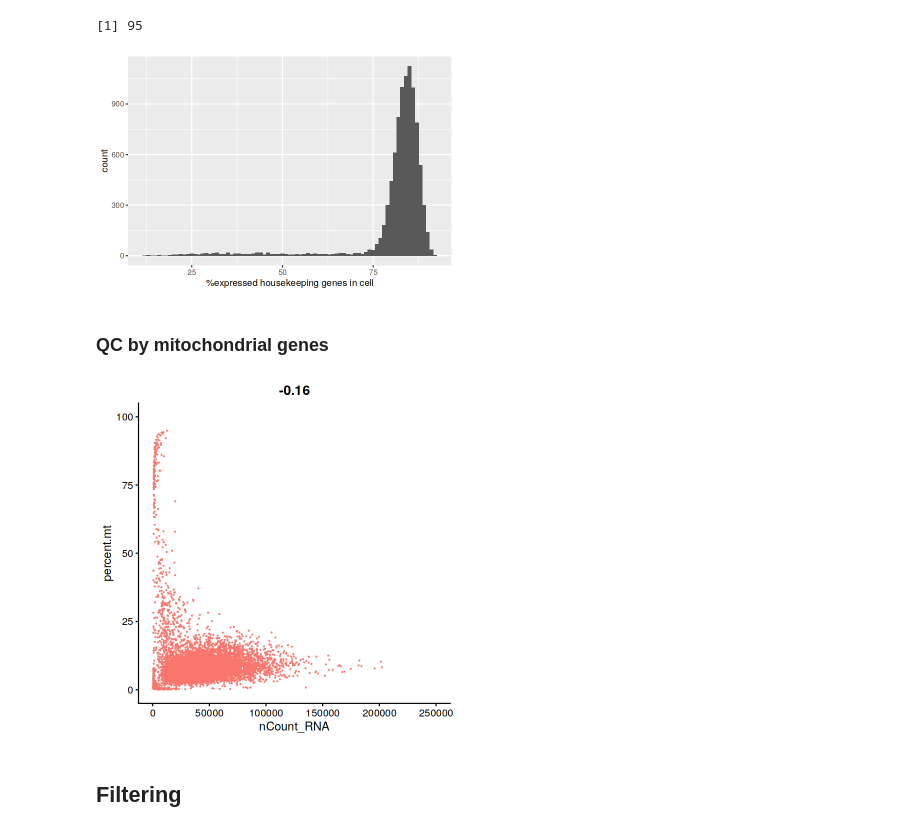
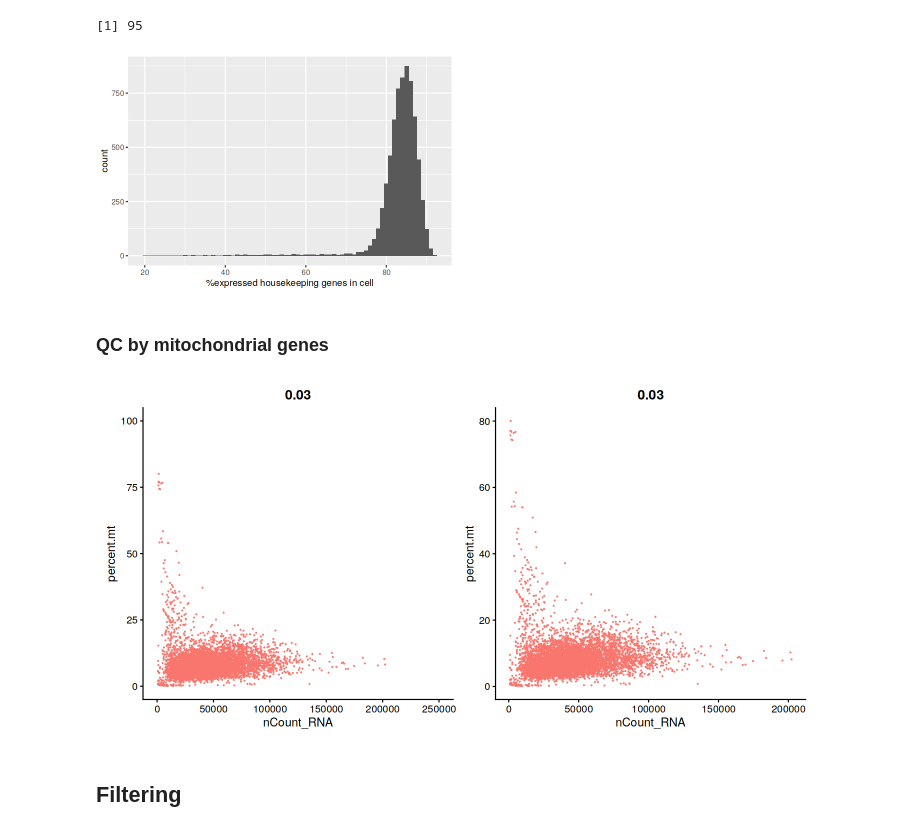
Before and after one commit to ucsf-lgr/ckd-workflow, a Jupyter notebook: secondary/00_QC.R.ipynb, the cells around one changed output. Drawn from its saved outputs; the diff is of its cells as text; code cells hidden in the pictures.

Commit message:
non-guide called cells are not in seurat_unfiltered

```diff
--- a/secondary/00_QC.R.ipynb
+++ b/secondary/00_QC.R.ipynb
@@ -22,8 +22,8 @@ options(digits=2)
 if(!exists("papermill_run")) {
     prj_name = "Screen1_66guides"
     prj_path = "/home/vsevim/prj/1012-ckd/S1/"
-    data_subdir = "/analysis/primary/cellranger/Screen1_66guides_L1/outs/"
-    seurat_obj_path = "/home/vsevim/prj/1012-ckd/S1//analysis/secondary/Lib_1//seurat_objects/"
+    data_subdir = "/analysis/primary/cellranger/backup/Screen1_66guides_L1/outs/"
+    seurat_obj_path = "/home/vsevim/prj/1012-ckd/S1/analysis/secondary/Lib_1/seurat_objects/"
     seurat_obj_fname = "Screen1_66guides_Lib_1.h5seurat"
     library_name = "Lib_1"
     save_seurat_h5 = "NO"
@@ -128,0 +169,27 @@ Warning message:
+# %%
+guide_calls_list         = list()
+construct_calls_list     = vector()
+target_calls_list          = list()
+num_construct_calls_list = list()
+num_guide_calls_list     = list()
+
+for(call in df_ps_calls$feature_call) {
+    calls <- strsplit(call, "\\|")[[1]]
+    guide_calls <- calls
+
+    calls <- gsub("_1.", "_1", calls)
+    calls <- gsub("_2.", "_2", calls)
+    calls <- unique(calls)
+    target_calls <- paste(unique(gsub("_[0-9]*", "", calls)), collapse = "|")
+
+    target_calls_list        <- c(target_calls_list, target_calls)
+    construct_calls_list     <- c(construct_calls_list, paste(calls, collapse = "|"))
+    num_construct_calls_list <- c(num_construct_calls_list, length(calls))
+    guide_calls_list         <- c(guide_calls_list, list(guide_calls))
+    num_guide_calls_list     <- c(num_guide_calls_list, length(guide_calls))
+}
+df_ps_calls$construct_call        <- as.factor(as.character(construct_calls_list))
+df_ps_calls$num_called_constructs <- num_construct_calls_list
+df_ps_calls$PS_call               <- guide_calls_list
+df_ps_calls$num_PS_call           <- num_guide_calls_list
+df_ps_calls$target_call           <- as.character(target_calls_list)
@@ -128,0 +217,3 @@ Warning message:
+# %%
+cells_w_PS_calls <- df_ps_calls$cell_barcode
+seurat_unfiltered <- subset(seurat_unfiltered, cells = cells_w_PS_calls)
@@ -213,15 +325,15 @@ options(repr.plot.width=6, repr.plot.height=4)
 df.expressed.hk <- data.frame(100*n.expressed.hkgenes/num_hk_genes)
 ggplot(df.expressed.hk, aes(n.expressed.hkgenes)) + geom_histogram(binwidth=1) + labs(x="%expressed housekeeping genes in cell")
 # %% [output]
-[figure, old version]
+[figure, new version]
 # %% [markdown]
 ### QC by mitochondrial genes
 # %%
-options(repr.plot.width=6, repr.plot.height=6)
+options(repr.plot.width=12, repr.plot.height=6)
 plot1 <- FeatureScatter(seurat_unfiltered, feature1 = "nCount_RNA", feature2 = "percent.mt", pt.size=.1)
-plot1 + xlim(c(0,250000)) + ylim(c(0,100)) + NoLegend()
+plot1 + xlim(c(0,250000)) + ylim(c(0,100)) + NoLegend() | plot1 + NoLegend()
 # %% [output]
-[figure, old version]
+[figure, new version]
 # %% [markdown]
 ## Filtering
 # %%
```
Also changed, not shown: parts of 51 cells of this notebook.
